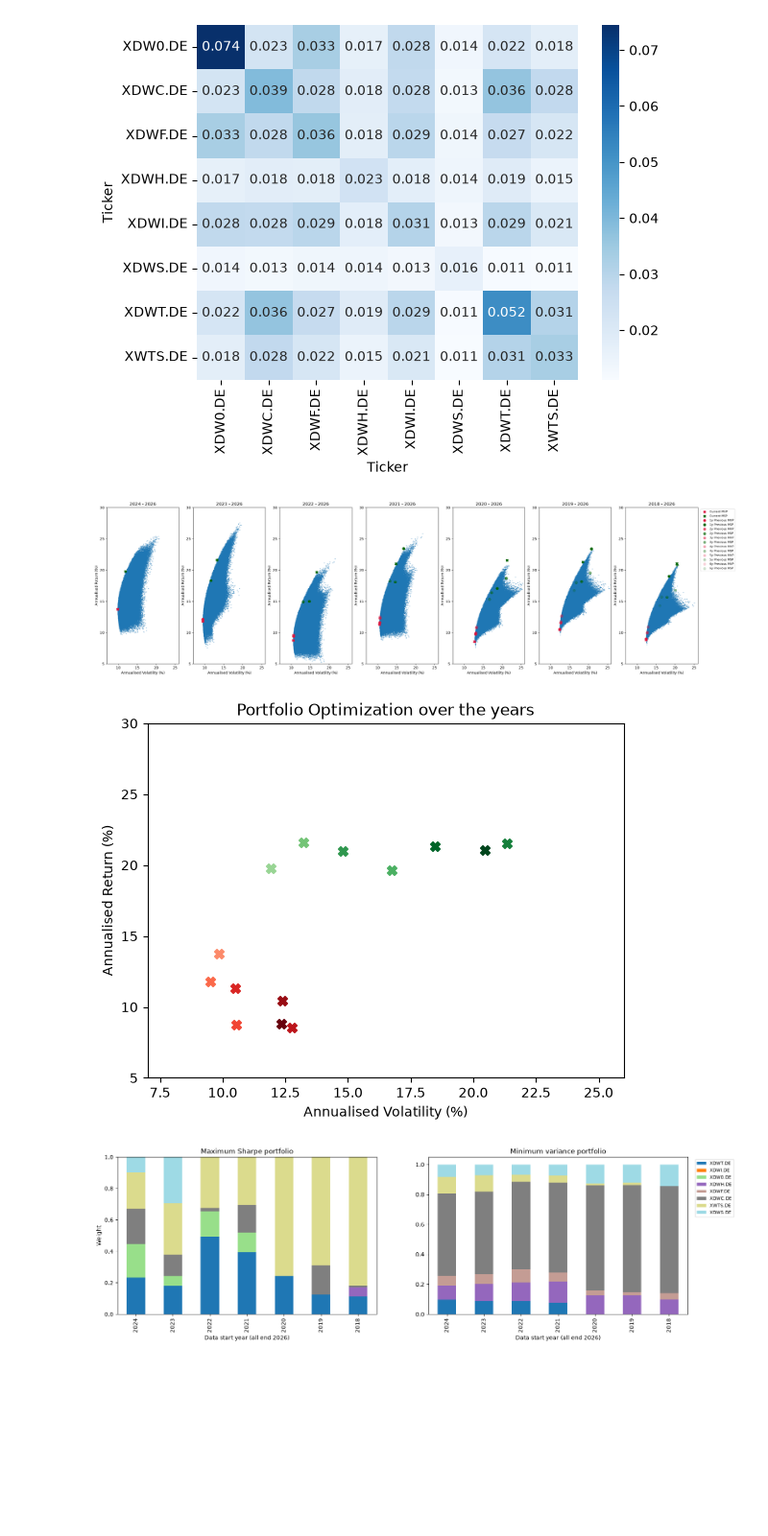
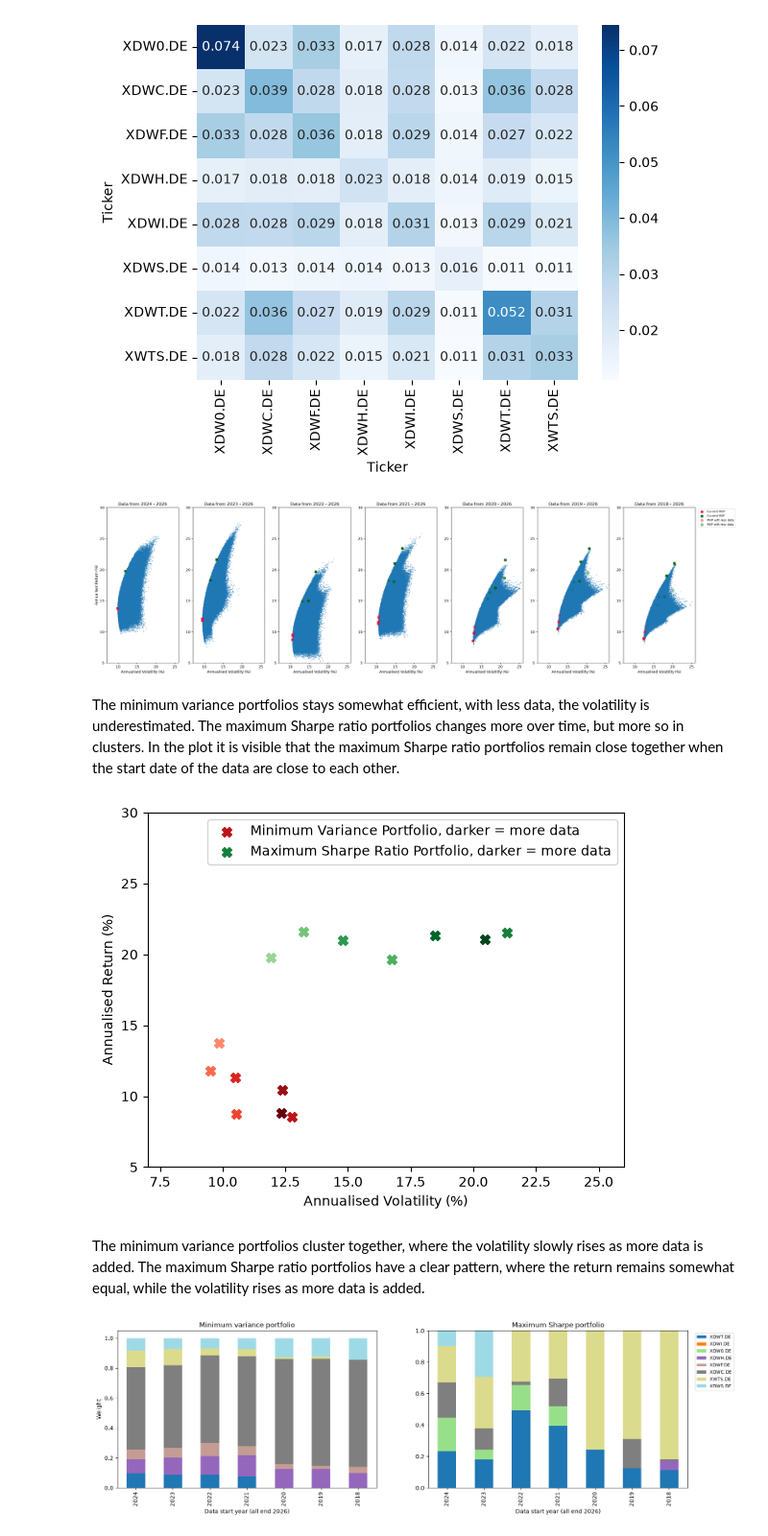
Before and after one commit to ThijsvdLeemkolk/quant-finance, a Jupyter notebook: notebooks/01_historical_impact_ef.ipynb, the cells around one changed output. Shown at 96% size. Saved outputs shown, nothing was run; the diff lists cells and outputs as text; code cells hidden in the pictures; blank space fills up the shorter version.

Commit message:
Add text and image _2

```diff
--- a/notebooks/01_historical_impact_ef.ipynb
+++ b/notebooks/01_historical_impact_ef.ipynb
@@ -83,55 +83,60 @@ for i, year in enumerate(datasets, start = 1):
             wmv_volatilityold[year + j] = np.sqrt(wmv[year + j].x.T @ cov_matrix[year] @ wmv[year + j].x)
             wms_returnold[year + j] = wms[year + j].x.T @ mean_returns[year]
             wms_volatilityold[year + j] = np.sqrt(wms[year + j].x.T @ cov_matrix[year] @ wms[year + j].x)
-            plt.scatter(wmv_volatilityold[year + j] * 100, wmv_returnold[year + j] * 100, s=50, c='crimson', alpha = 0.7 ** (j - 1), marker='o', label=f'{j}y Previous MVP')
-            plt.scatter(wms_volatilityold[year + j] * 100, wms_returnold[year + j] * 100, s=50, c='darkgreen', alpha = 0.7 ** (j - 1), marker='o', label=f'{j}y Previous MSP')
+            plt.scatter(wmv_volatilityold[year + j] * 100, wmv_returnold[year + j] * 100, s=50, c='crimson', alpha = 0.65 ** (j - 1), marker='o', label='MVP with less data' if j == 3 else None)
+            plt.scatter(wms_volatilityold[year + j] * 100, wms_returnold[year + j] * 100, s=50, c='darkgreen', alpha = 0.65 ** (j - 1), marker='o', label='MSP with less data' if j == 3 else None)
     plt.xlim(7, 26)
     plt.ylim(5, 30)
     plt.xlabel('Annualised Volatility (%)')
-    plt.ylabel('Annualised Return (%)')
-    plt.title(f'{year} - 2026')
+    plt.ylabel('Annualised Return (%)' if i == 1 else None)
+    plt.title(f'Data from {year} - 2026')
 
 plt.legend(bbox_to_anchor=(1.02, 1), loc='upper left', fontsize=8)
 plt.savefig('../images/01_0.png', dpi=200, bbox_inches='tight')
 plt.show()
 # %% [output]
-[figure, old version]
+[figure, new version]
+# %% [markdown]
+The minimum variance portfolios stays somewhat efficient, with less data, the volatility is underestimated. The maximum Sharpe ratio portfolios changes more over time, but more so in clusters. In the plot it is visible that the maximum Sharpe ratio portfolios remain close together when the start date of the data are close to each other.
 # %%
 cmap_mv = plt.cm.Reds
 cmap_ms = plt.cm.Greens
 shades = np.linspace(0.4, 1.0, len(datasets))
 
 for shade, year in zip(shades, datasets):
-    plt.scatter(wmv_volatility[year] * 100, wmv_return[year] * 100, s=50, c=cmap_mv(shade), marker='X', label='Minimum Variance Portfolio')
-    plt.scatter(wms_volatility[year] * 100, wms_return[year] * 100, s=50, c=cmap_ms(shade), marker='X', label='Maximum Sharpe Ratio Portfolio')
+    plt.scatter(wmv_volatility[year] * 100, wmv_return[year] * 100, s=50, c=cmap_mv(shade), marker='X', label='Minimum Variance Portfolio, darker = more data' if shade == shades[4] else None)
+    plt.scatter(wms_volatility[year] * 100, wms_return[year] * 100, s=50, c=cmap_ms(shade), marker='X', label='Maximum Sharpe Ratio Portfolio, darker = more data' if shade == shades[4] else None)
     plt.xlim(7, 26)
     plt.ylim(5, 30)
     plt.xlabel('Annualised Volatility (%)')
     plt.ylabel('Annualised Return (%)')
-    plt.title(f'Portfolio Optimization over the years')
 
+plt.legend()
 plt.savefig('../images/01_1.png', dpi=200, bbox_inches='tight')
 plt.show()
 # %% [output]
-[figure, old version]
+[figure, new version]
+# %% [markdown]
+The minimum variance portfolios cluster together, where the volatility slowly rises as more data is added. The maximum Sharpe ratio portfolios have a clear pattern, where the return remains somewhat equal, while the volatility rises as more data is added.
 # %%
 w_ms = pd.DataFrame({year: wms[year].x for year in years}, index=symbols).T
 w_mv = pd.DataFrame({year: wmv[year].x for year in years}, index=symbols).T
 
 plt.figure(figsize=(18, 5))
 
 plt.subplot(1, 2, 1)
-w_ms.plot(kind='bar', stacked=True, colormap='tab20', ax=plt.gca(), legend=False)
-plt.title('Maximum Sharpe portfolio')
+w_mv.plot(kind='bar', stacked=True, colormap='tab20', ax=plt.gca(), legend=False)
+plt.title('Minimum variance portfolio')
 plt.xlabel('Data start year (all end 2026)')
 plt.ylabel('Weight')
 
 plt.subplot(1, 2, 2)
-w_mv.plot(kind='bar', stacked=True, colormap='tab20', ax=plt.gca())
-plt.title('Minimum variance portfolio')
+w_ms.plot(kind='bar', stacked=True, colormap='tab20', ax=plt.gca())
+plt.title('Maximum Sharpe portfolio')
 plt.xlabel('Data start year (all end 2026)')
 plt.legend(bbox_to_anchor=(1.02, 1), loc='upper left', fontsize=8)
 
+plt.savefig('../images/01_2.png', dpi=200, bbox_inches='tight')
 plt.show()
 # %% [output]
-[figure, old version]
+[figure, new version]
```
Also changed, not shown: parts of 1 cell of this notebook, 3 other files.
